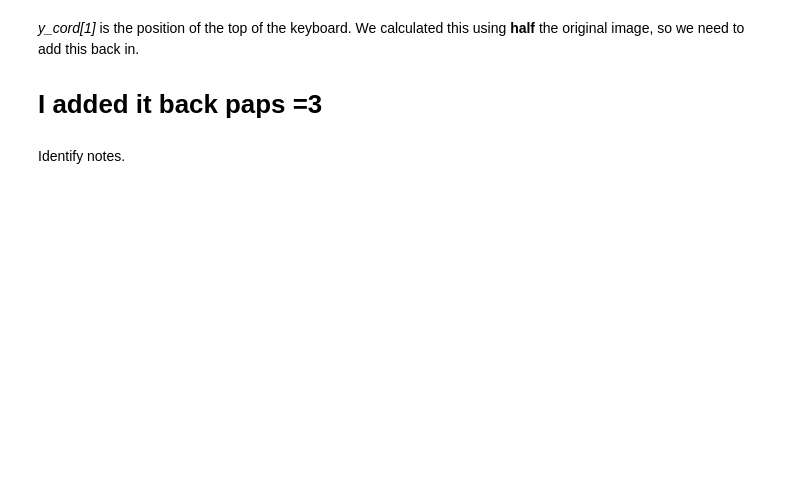
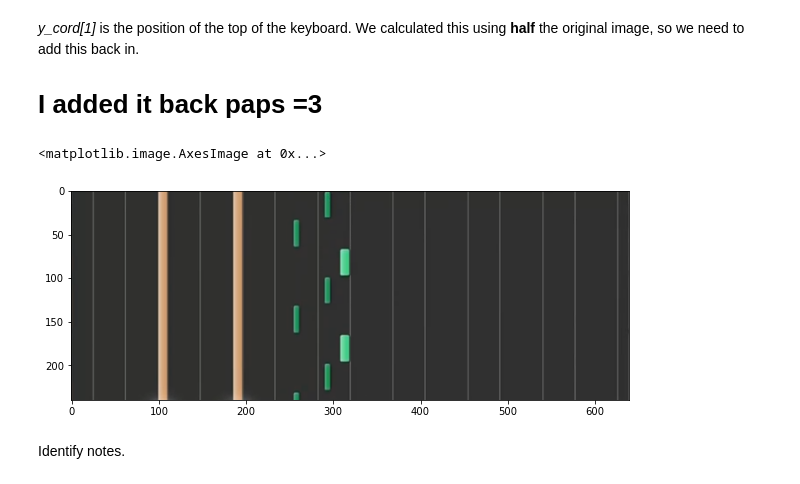
Before and after one commit to cooldecola/piano2sheet, a Jupyter notebook: src/testing/brian/brian's testing corner.ipynb, the cells around one changed output. Saved outputs shown, nothing was run; the diff lists cells and outputs as text; code cells hidden in the pictures; blank space fills up the shorter version.

```diff
--- a/src/testing/brian/brian's testing corner.ipynb
+++ b/src/testing/brian/brian's testing corner.ipynb
@@ -596,13 +741,17 @@ plt.show()
 # I added it back paps =3
 # %%
 #Cropped
+y_cord = [0, 110]
 top_keys_index = y_cord[1] + img_notes.shape[0]//2
 crop_img_notes = img_notes[20:(int(top_keys_index)-30)] #Crop the top 20 pixels and bottom 30
 crop_img_notes_gray = cv2.cvtColor(crop_img_notes, cv2.COLOR_BGR2GRAY)
 
 plt.figure(figsize=(10,10))
-plt.axis('off')
+# plt.axis('off')
 plt.imshow(crop_img_notes)
+# %% [output]
+<matplotlib.image.AxesImage at 0x...>
+[figure, added]
 # %% [markdown]
 Identify notes.
 # %%
```
Also changed, not shown: parts of 29 cells of this notebook, 1 other file.
